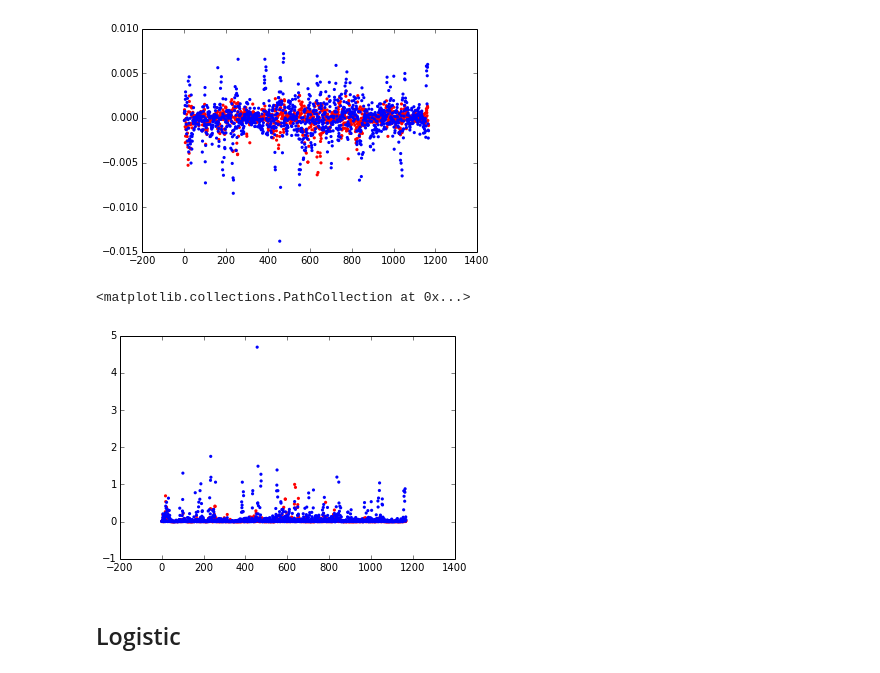
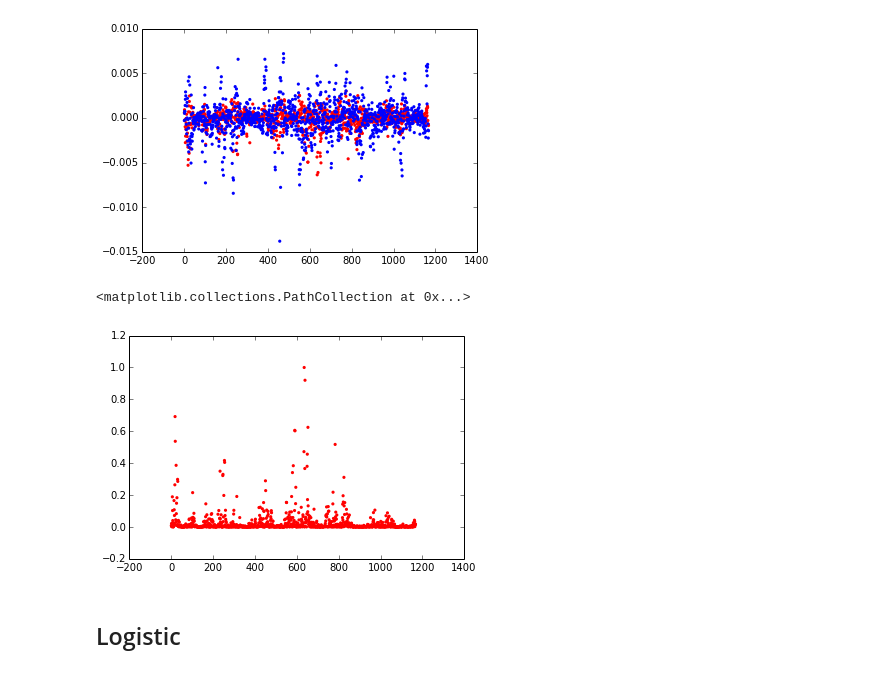
Before and after one commit to mpharrigan/wetmsm, a Jupyter notebook: ipython/bphc_color.ipynb, the cells around one changed output. Drawn from its saved outputs; the diff is of its cells as text; code cells hidden in the pictures.

```diff
--- a/ipython/bphc_color.ipynb
+++ b/ipython/bphc_color.ipynb
@@ -32,10 +35,10 @@ stic1 /= scale
 stic2 /= scale
 # %%
 plt.scatter(range(len(stic1)), stic1, c='r', s=10, linewidth=0)
-plt.scatter(range(len(stic2)), stic2, c='b', s=10, linewidth=0)
+#plt.scatter(range(len(stic2)), stic2, c='b', s=10, linewidth=0)
 # %% [output]
 <matplotlib.collections.PathCollection at 0x...>
-[figure, old version]
+[figure, new version]
 # %% [markdown]
 ## Logistic
 # %%
```
Also changed, not shown: parts of 37 cells of this notebook, 1 other file.
